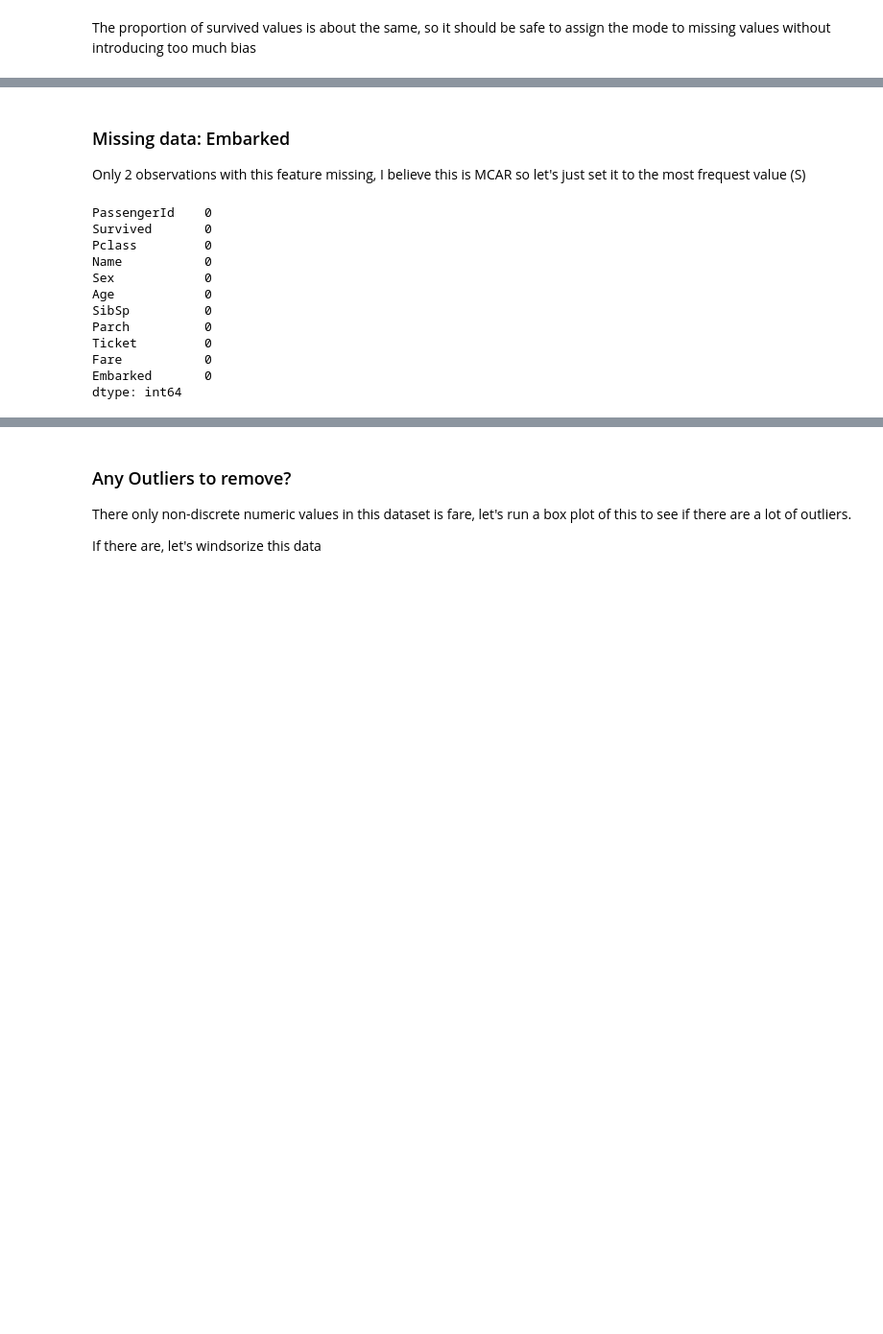
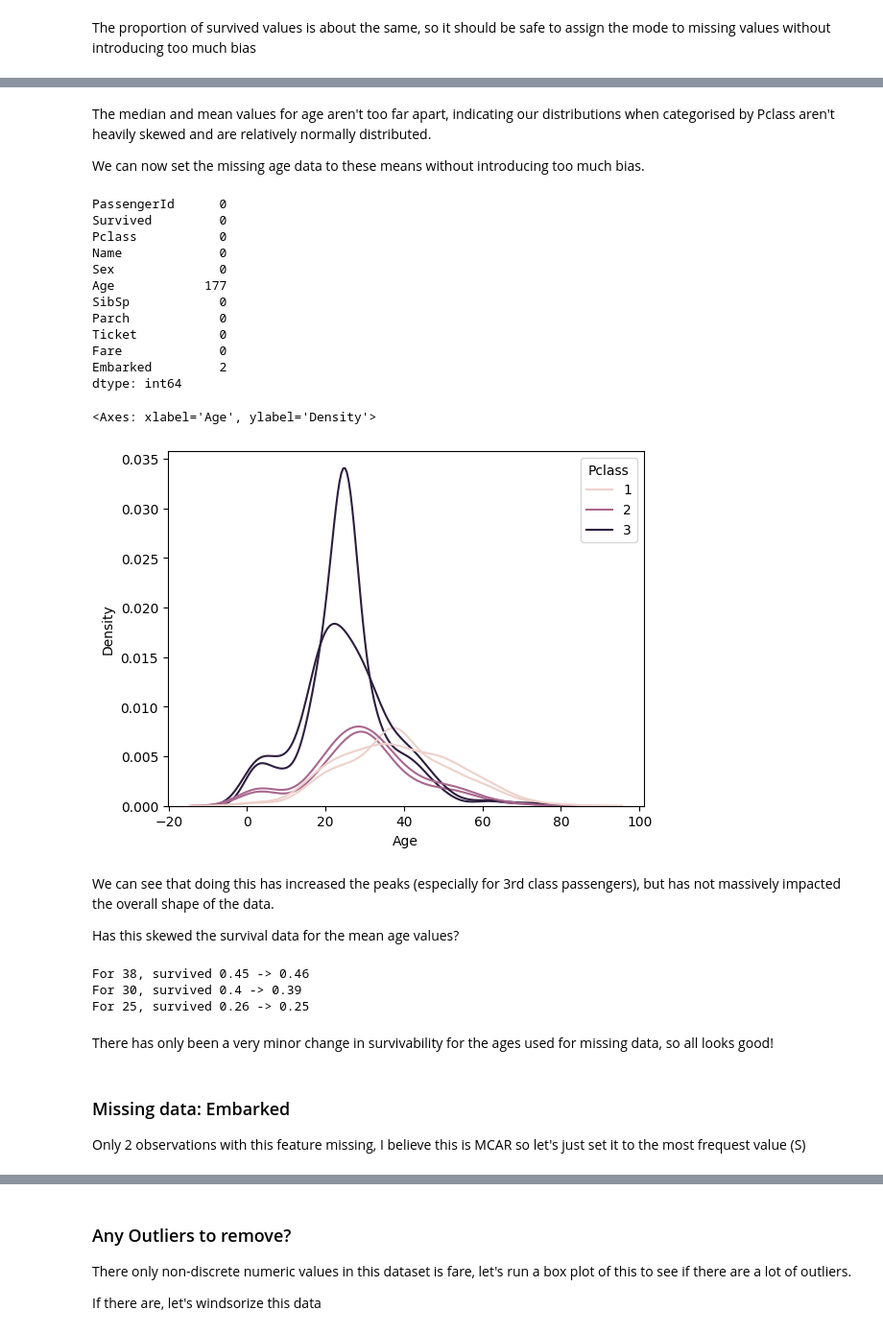
Before and after one commit to ninjaMog/titanic_EDA, a Jupyter notebook: titanic.ipynb, the cells around one changed output, grey strips where cells are left out. Shown at 96% size. Cells and saved outputs as stored; diff of their text form; code cells hidden in the pictures; blank space fills up the shorter version.

Commit message:
Applied class distribution when imputing missing Age values, general notebook update

```diff
--- a/titanic.ipynb
+++ b/titanic.ipynb
@@ -152,3 +149,50 @@ df.dropna(subset=['Age'], inplace=True)
+# %% [markdown]
+The median and mean values for age aren't too far apart, indicating our distributions when categorised by Pclass aren't heavily skewed and are relatively normally distributed.
+
+We can now set the missing age data to these means without introducing too much bias.
+# %%
+print(df.isnull().sum())
+
+mean_ages = []
+for key, group in grouped:
+    mean = round(group['Age'].mean())
+    mean_ages.append(mean)
+    df.loc[(df['Pclass'] == key[0]) & (df['Age'].isnull()), ['Age']] = round(group['Age'].mean())
+
+# Make subplot?
+
+sns.kdeplot(df, x="Age", hue="Pclass")
+sns.kdeplot(df_withage, x="Age", hue="Pclass")
+# %% [output]
+PassengerId      0
+Survived         0
+Pclass           0
+Name             0
+Sex              0
+Age            177
+SibSp            0
+Parch            0
+Ticket           0
+Fare             0
+Embarked         2
+dtype: int64
+<Axes: xlabel='Age', ylabel='Density'>
+[figure, added]
+# %% [markdown]
+We can see that doing this has increased the peaks (especially for 3rd class passengers), but has not massively impacted the overall shape of the data.
+
+Has this skewed the survival data for the mean age values?
+# %%
+for age in mean_ages:
+    mean_survived_before = df_withage[df_withage['Age'] == age]['Survived'].mean()
+    mean_surived_after =  df[df['Age'] == age]['Survived'].mean()
+    print(f"For {age}, survived {round(mean_survived_before, 2)} -> {round(mean_surived_after, 2)}")
+# %% [output]
+For 38, survived 0.45 -> 0.46
+For 30, survived 0.4 -> 0.39
+For 25, survived 0.26 -> 0.25
+# %% [markdown]
+There has only been a very minor change in survivability for the ages used for missing data, so all looks good!
 # %% [markdown]
 ### Missing data: Embarked
 
@@ -157,18 +201,3 @@ Only 2 observations with this feature missing, I believe this is MCAR so let's j
 df['Embarked'].value_counts()
 
 df.loc[df['Embarked'].isnull(), 'Embarked'] = 'S'
-
-df.isnull().sum()
-# %% [output]
-PassengerId    0
-Survived       0
-Pclass         0
-Name           0
-Sex            0
-Age            0
-SibSp          0
-Parch          0
-Ticket         0
-Fare           0
-Embarked       0
-dtype: int64
```
Also changed, not shown: parts of 48 cells of this notebook, 1 other file.
